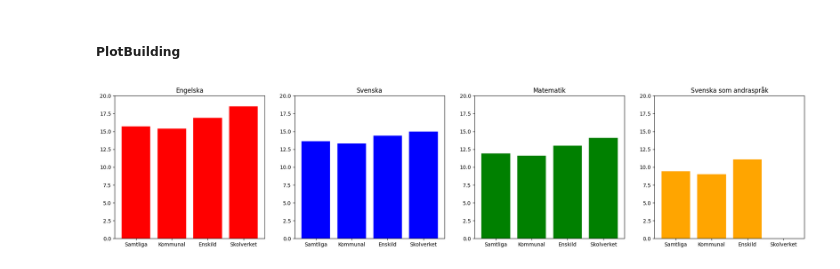
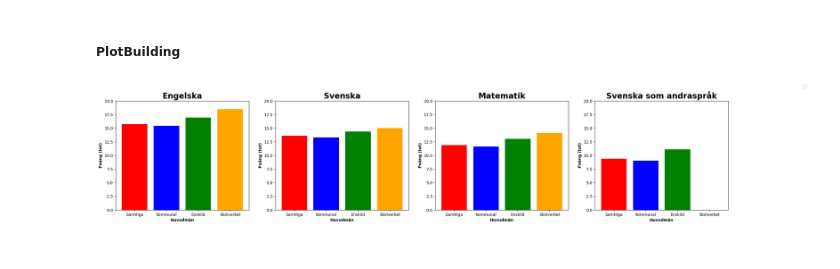
Before and after one commit to Remmold/Lab2-Statistics, a Jupyter notebook: main.ipynb, the cells around one changed output. Drawn from its saved outputs; the diff is of its cells as text; code cells hidden in the pictures.

Commit message:
Edited the visual representation a bit more! to make the barchart readable

```diff
--- a/main.ipynb
+++ b/main.ipynb
@@ -59,12 +59,16 @@ df_sfi.iloc[3,2:] = 0 #Decided to set to  0
 # %% [markdown]
 ##### PlotBuilding
 # %%
-fig,axs = plt.subplots(nrows = 1,ncols = 4, figsize= (len(df_list)*6,5)) #Creates subplots that scale with the length of the nparray
+fig,axs = plt.subplots(nrows = 1,ncols = 4, figsize= (len(df_list)*7,5)) #Creates subplots that scale with the length of the list
 color_list = ["red","blue","green","orange"]
 for i in range(len(df_list)):
 
     axs[i].set_ylim(0,20)
-    axs[i].set_title(title_list[i])
-    axs[i].bar(df_list[i]["Huvudman"],df_list[i]["Totalt(poäng)"],color= color_list[i])
+    axs[i].set_xlabel("Huvudmän",fontsize = 10,fontweight = "bold")
+    axs[i].set_ylabel("Poäng (tot)",fontsize = 10,fontweight = "bold")
+    axs[i].set_title(title_list[i],fontsize = 20,fontweight = "bold")
+    axs[i].color = color_list
+    axs[i].bar(df_list[i]["Huvudman"],df_list[i]["Totalt(poäng)"],color= color_list)
+    fig.legend()
 # %% [output]
-[figure, old version]
+[figure, new version]
```
